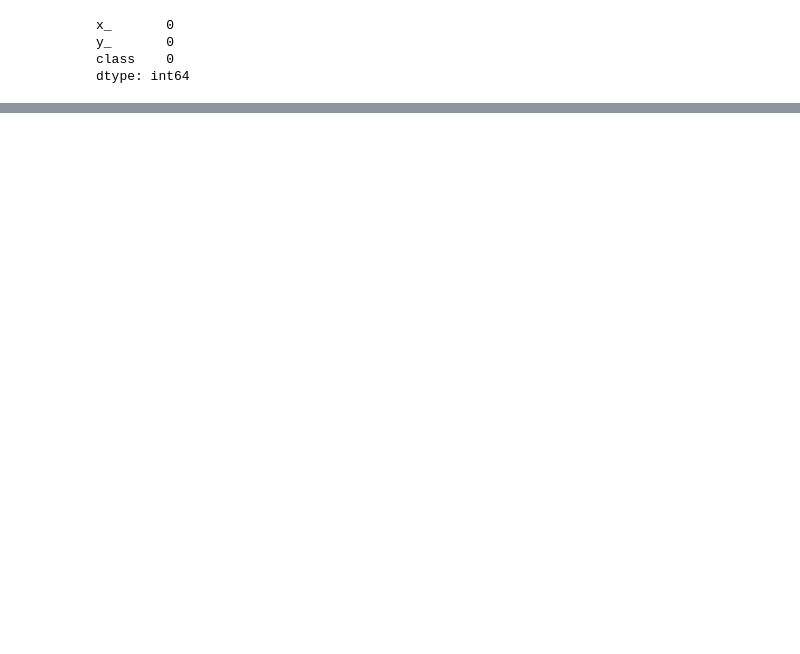
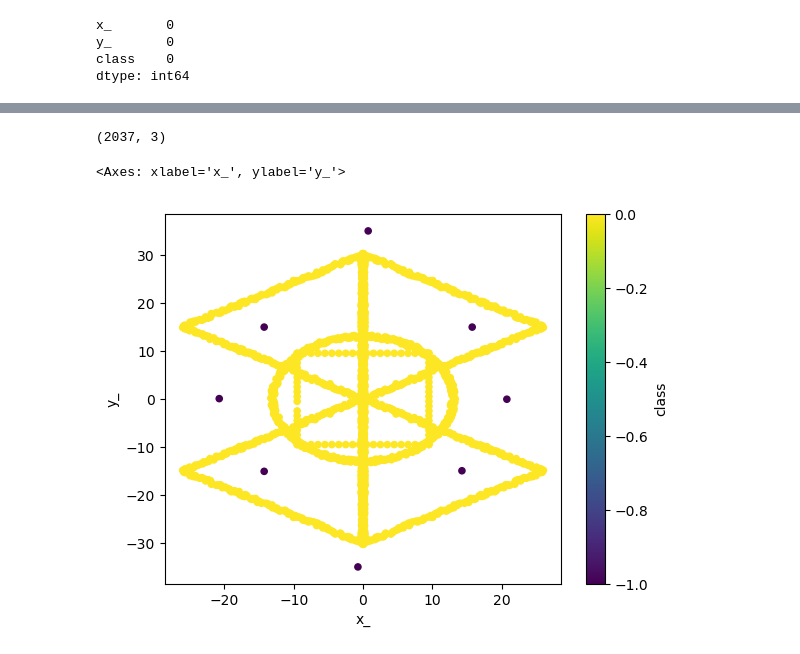
Before and after one commit to PrinceEGY/HackTrick24-AIMfinity, a Jupyter notebook: Riddles/ml_medium_dataset/model.ipynb, the cells around one changed output, grey strips where cells are left out. Cells and saved outputs as stored; diff of their text form; code cells hidden in the pictures; blank space fills up the shorter version.

```diff
--- a/Riddles/ml_medium_dataset/model.ipynb
+++ b/Riddles/ml_medium_dataset/model.ipynb
@@ -14,0 +31,9 @@ dtype: int64
+# %%
+df.shape
+# %% [output]
+(2037, 3)
+# %%
+df.plot.scatter(x='x_', y='y_', c='class', colormap='viridis')
+# %% [output]
+<Axes: xlabel='x_', ylabel='y_'>
+[figure, added]
```
Also changed, not shown: parts of 9 cells of this notebook, 15 other files.
